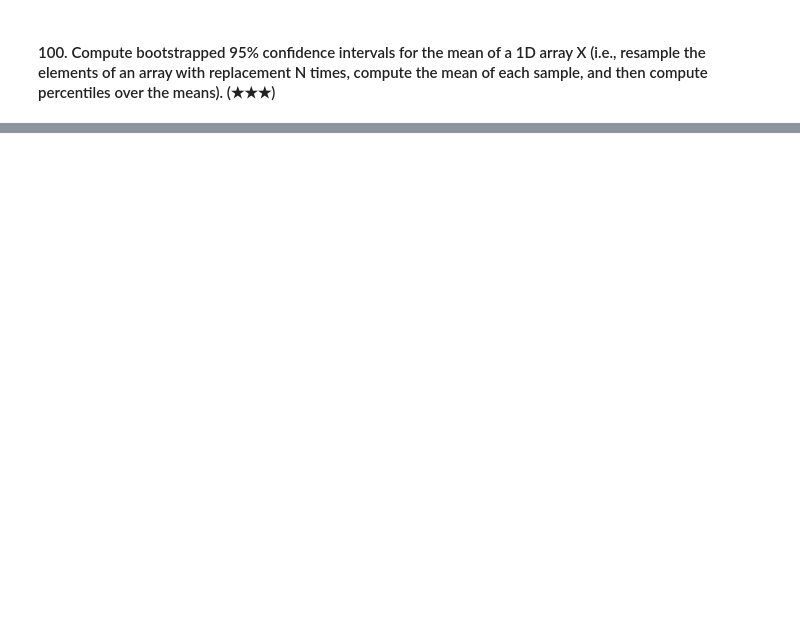
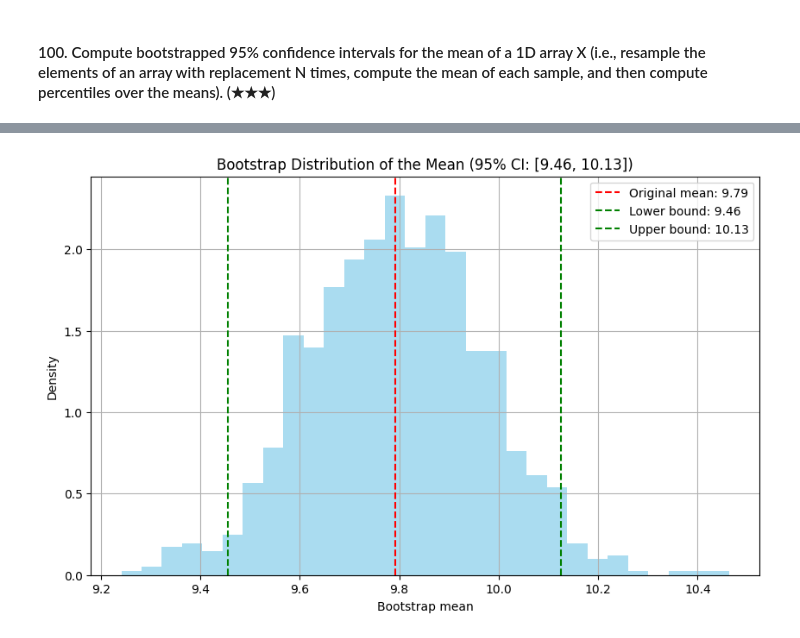
Before and after one commit to WillardDev/Python_Data_Analysis, a Jupyter notebook: Numpy5.ipynb, the cells around one changed output, grey strips where cells are left out. Saved outputs shown, nothing was run; the diff lists cells and outputs as text; code cells hidden in the pictures; blank space fills up the shorter version.

```diff
--- a/Numpy5.ipynb
+++ b/Numpy5.ipynb
@@ -1082,2 +2182,81 @@ NumPy's built-in rank (A2): 5
 # %% [markdown]
 #### 100. Compute bootstrapped 95% confidence intervals for the mean of a 1D array X (i.e., resample the elements of an array with replacement N times, compute the mean of each sample, and then compute percentiles over the means). (★★★)
+# %%
+def bootstrap_ci(X, n_bootstrap=1000, confidence=0.95):
+    """
+    Compute bootstrapped confidence intervals for the mean.
+    """
+    # Number of samples
+    n = len(X)
+
+    # Generate bootstrap samples
+    bootstrap_means = np.zeros(n_bootstrap)
+    for i in range(n_bootstrap):
+        # Sample with replacement
+        bootstrap_sample = np.random.choice(X, size=n, replace=True)
+        bootstrap_means[i] = np.mean(bootstrap_sample)
+
+    # Calculate percentiles
+    lower_percentile = (1 - confidence) / 2 * 100
+    upper_percentile = (1 + confidence) / 2 * 100
+
+    lower_bound = np.percentile(bootstrap_means, lower_percentile)
+    upper_bound = np.percentile(bootstrap_means, upper_percentile)
+
+    return lower_bound, upper_bound, bootstrap_means
+
+def bootstrap_ci_vectorized(X, n_bootstrap=1000, confidence=0.95):
+    """Vectorized version of bootstrap confidence intervals."""
+    n = len(X)
+
+    # Generate all bootstrap samples at once
+    indices = np.random.randint(0, n, size=(n_bootstrap, n))
+    bootstrap_samples = X[indices]
+
+    # Compute means
+    bootstrap_means = np.mean(bootstrap_samples, axis=1)
+
+    # Calculate percentiles
+    alpha = (1 - confidence) / 2
+    lower_bound = np.percentile(bootstrap_means, alpha * 100)
+    upper_bound = np.percentile(bootstrap_means, (1 - alpha) * 100)
+
+    return lower_bound, upper_bound, bootstrap_means
+
+# Example
+np.random.seed(42)
+X = np.random.normal(loc=10, scale=2, size=100)
+print("Data statistics:")
+print(f"Mean: {np.mean(X):.3f}")
+print(f"Std: {np.std(X):.3f}")
+print(f"Size: {len(X)}")
+
+# Bootstrap confidence intervals
+lower, upper, means = bootstrap_ci(X, n_bootstrap=1000)
+print(f"\n95% Confidence interval for mean: [{lower:.3f}, {upper:.3f}]")
+print(f"Mean of bootstrap means: {np.mean(means):.3f}")
+print(f"Std of bootstrap means: {np.std(means):.3f}")
+
+# Vectorized version
+lower_v, upper_v, means_v = bootstrap_ci_vectorized(X, n_bootstrap=1000)
+print(f"\nVectorized 95% CI: [{lower_v:.3f}, {upper_v:.3f}]")
+print("Methods match:", np.allclose([lower, upper], [lower_v, upper_v]))
+
+# Plot histogram of bootstrap means (if matplotlib available)
+try:
+    import matplotlib.pyplot as plt
+
+    plt.figure(figsize=(10, 6))
+    plt.hist(means, bins=30, density=True, alpha=0.7, color='skyblue')
+    plt.axvline(np.mean(X), color='red', linestyle='--', label=f'Original mean: {np.mean(X):.2f}')
+    plt.axvline(lower, color='green', linestyle='--', label=f'Lower bound: {lower:.2f}')
+    plt.axvline(upper, color='green', linestyle='--', label=f'Upper bound: {upper:.2f}')
+    plt.xlabel('Bootstrap mean')
+    plt.ylabel('Density')
+    plt.title(f'Bootstrap Distribution of the Mean (95% CI: [{lower:.2f}, {upper:.2f}])')
+    plt.legend()
+    plt.grid(True)
+    plt.show()
+except ImportError:
+    pass
+# %% [output]
@@ -1083,0 +2274 @@ NumPy's built-in rank (A2): 5
+[figure, added]
```
Also changed, not shown: parts of 18 cells of this notebook.
